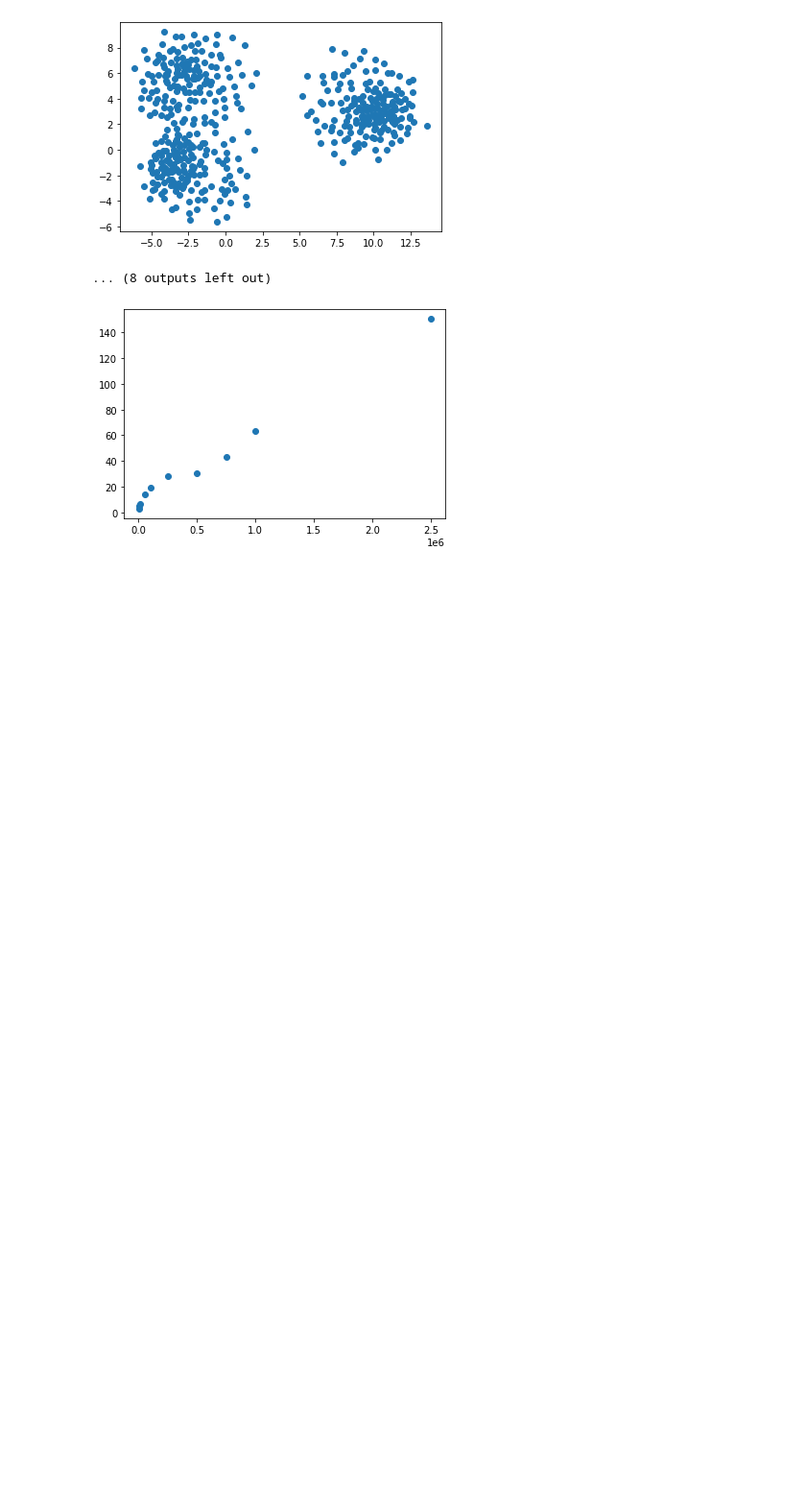
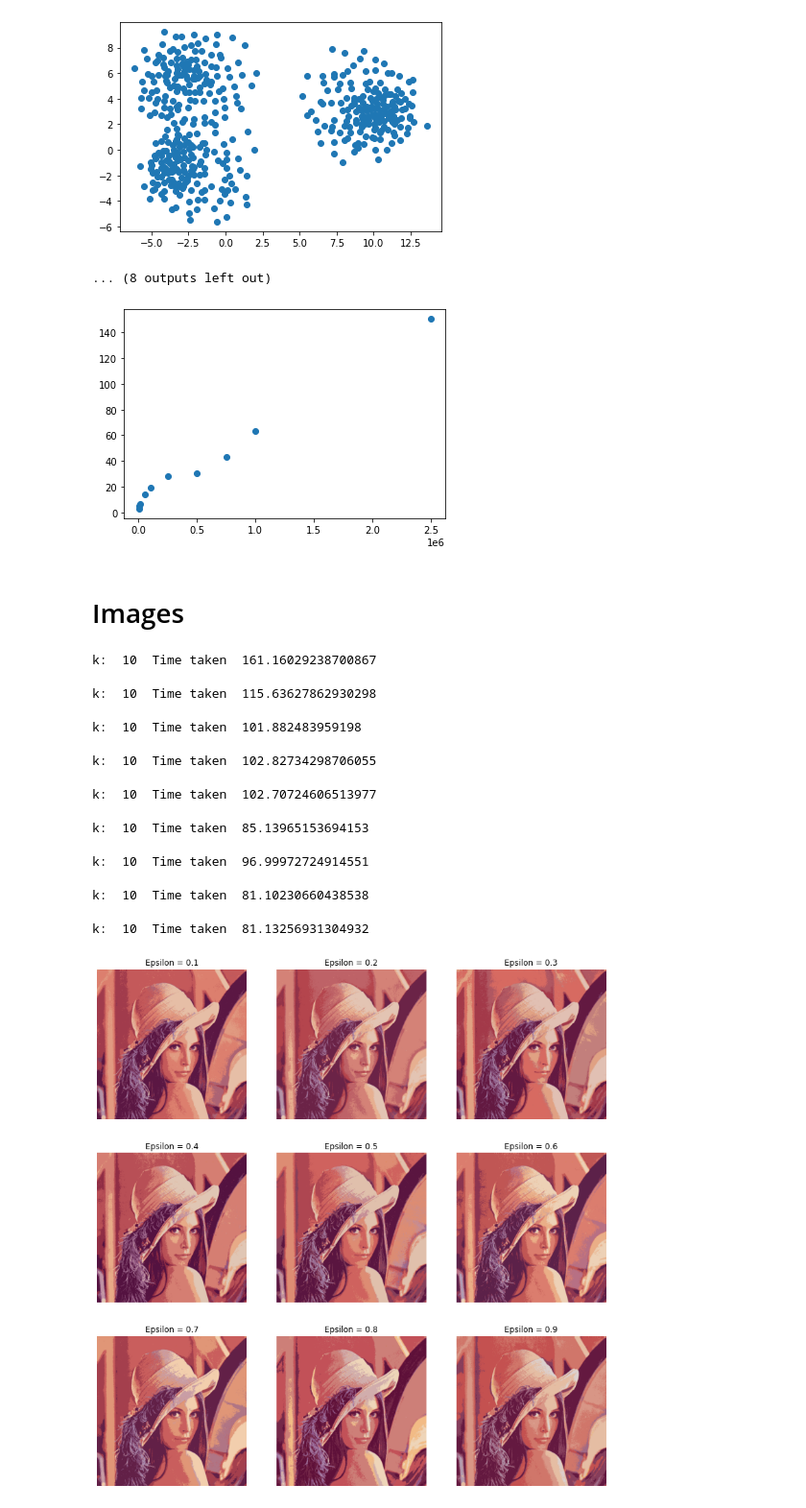
Before and after one commit to jeroenvanriel/parallel-algos, a Jupyter notebook: Part 2/Coresets.ipynb, the cells around one changed output. Shown at 96% size. Saved outputs shown, nothing was run; the diff lists cells and outputs as text; code cells hidden in the pictures; blank space fills up the shorter version.

```diff
--- a/Part 2/Coresets.ipynb
+++ b/Part 2/Coresets.ipynb
@@ -340,3 +375,49 @@ plt.plot(sample_sizes,times,'o')
 plt.show()
 # %% [output]
 [figure]
+# %% [markdown]
+# Images
+# %%
+import cv2
+#pip3 install opencv-python
+
+image = cv2.imread("Lenna.png")
+image = cv2.cvtColor(image, cv2.COLOR_BGR2RGB)
+# %%
+k = 10
+
+times = []
+
+plt.figure(figsize=(9 * 1.3 + 2, 24.5))
+
+for idx, eps in enumerate([0.1,0.2,0.3,0.4,0.5, 0.6,0.7,0.8,0.9]):
+    start_time = time.time()
+    pixel_values = image.reshape((-1, 3))
+    pixel_values = np.float32(pixel_values)
+    pixel_values
+    clusters, centers = k_meansMPC(pixel_values, k, eps)
+    centers = np.uint8(centers)
+    segmented_image = np.array([centers[i] for i in clusters])
+    segmented_image = segmented_image.reshape(image.shape)
+    end_time = time.time()
+    times.append(end_time-start_time)
+    print("k: ", k, " Time taken ", end_time-start_time)
+
+    plt.subplot(5,3,idx+1)
+    plt.axis('off')
+    plt.title("Epsilon = "+str(eps))
+    plt.imshow(segmented_image)
+
+
+plt.savefig("Different epsilon on Lenna, k = 10")
+# %% [output]
+k:  10  Time taken  161.16029238700867
+k:  10  Time taken  115.63627862930298
+k:  10  Time taken  101.882483959198
+k:  10  Time taken  102.82734298706055
+k:  10  Time taken  102.70724606513977
+k:  10  Time taken  85.13965153694153
+k:  10  Time taken  96.99972724914551
+k:  10  Time taken  81.10230660438538
+k:  10  Time taken  81.13256931304932
+[figure, added]
```
Also changed, not shown: parts of 12 cells of this notebook.
